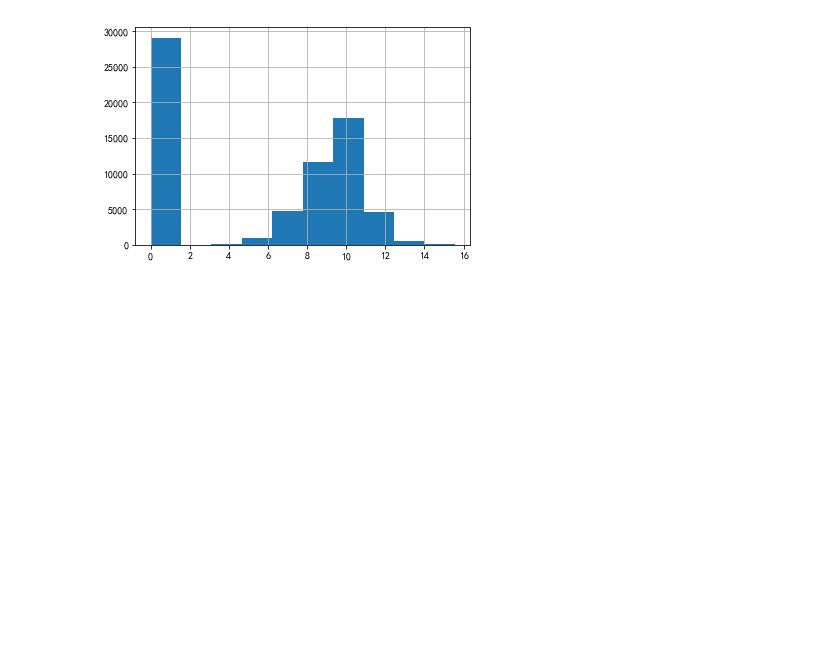
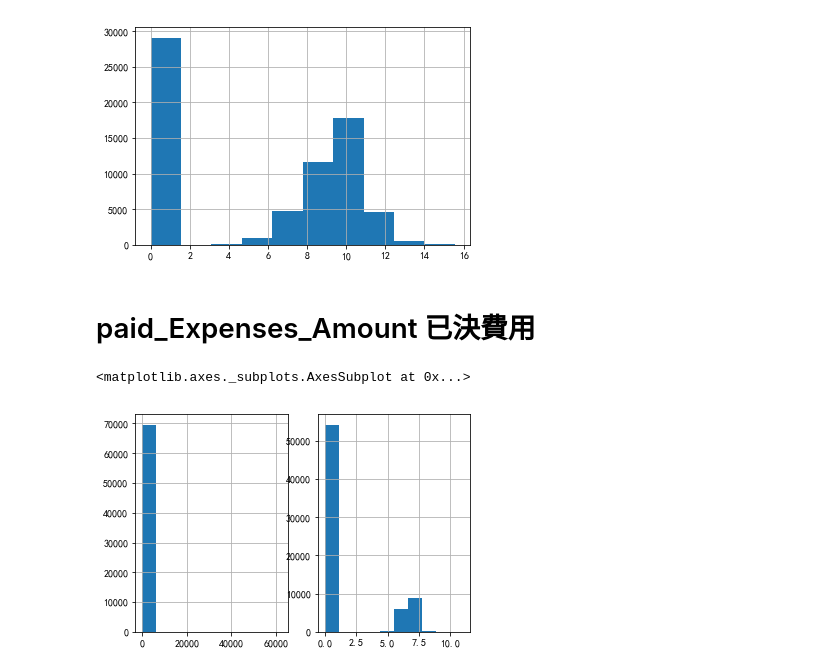
Before and after one commit to taipingeric/tbddd, a Jupyter notebook: EDA.ipynb, the cells around one changed output. Saved outputs shown, nothing was run; the diff lists cells and outputs as text; code cells hidden in the pictures; blank space fills up the shorter version.

Commit message:
complete basic claim file EDA

```diff
--- a/EDA.ipynb
+++ b/EDA.ipynb
@@ -547,3 +547,13 @@ np.log(df_claim['Paid_Loss_Amount'] + 1).hist()
 # %% [output]
 <matplotlib.axes._subplots.AxesSubplot at 0x...>
 [figure]
+# %% [markdown]
+# paid_Expenses_Amount 已決費用
+# %%
+plt.subplot(121)
+df_claim['paid_Expenses_Amount'].hist()
+plt.subplot(122)
+np.log(df_claim['paid_Expenses_Amount'] +1).hist() # log(x+1)
+# %% [output]
+<matplotlib.axes._subplots.AxesSubplot at 0x...>
+[figure, added]
```
Also changed, not shown: parts of 19 cells of this notebook.
